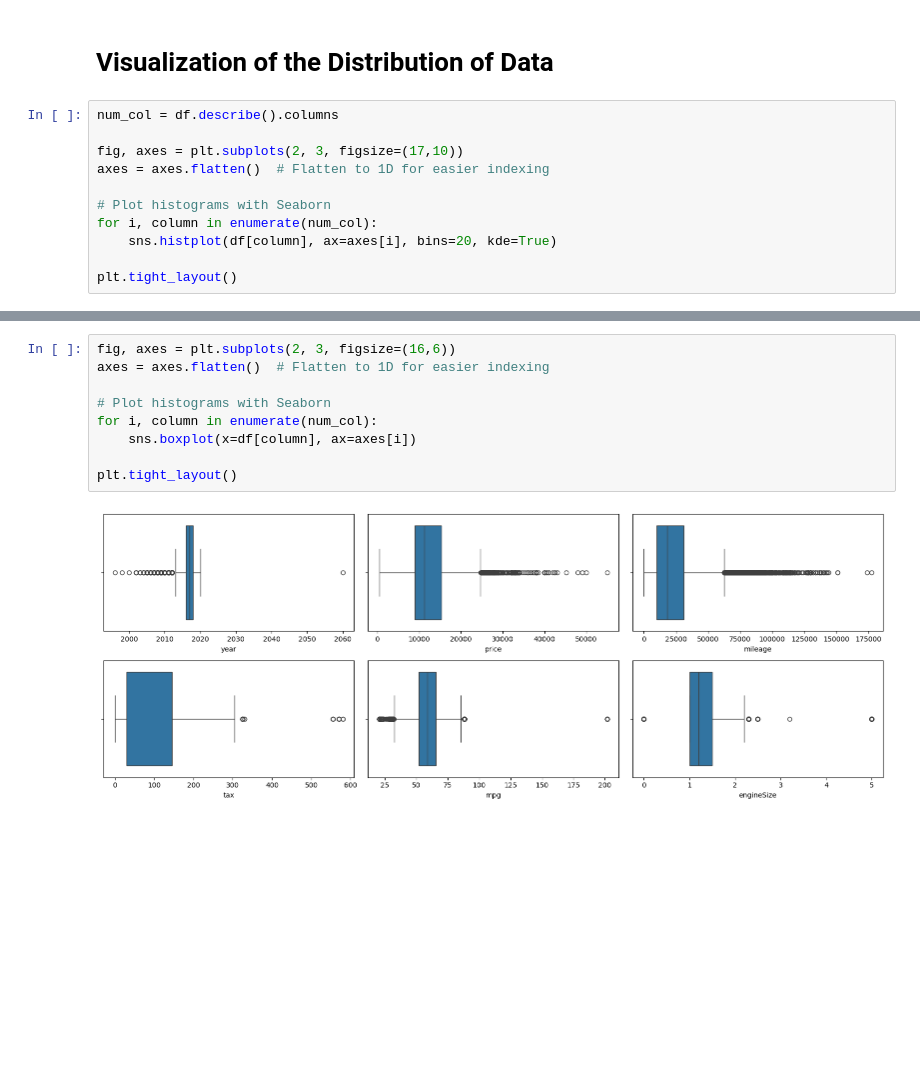
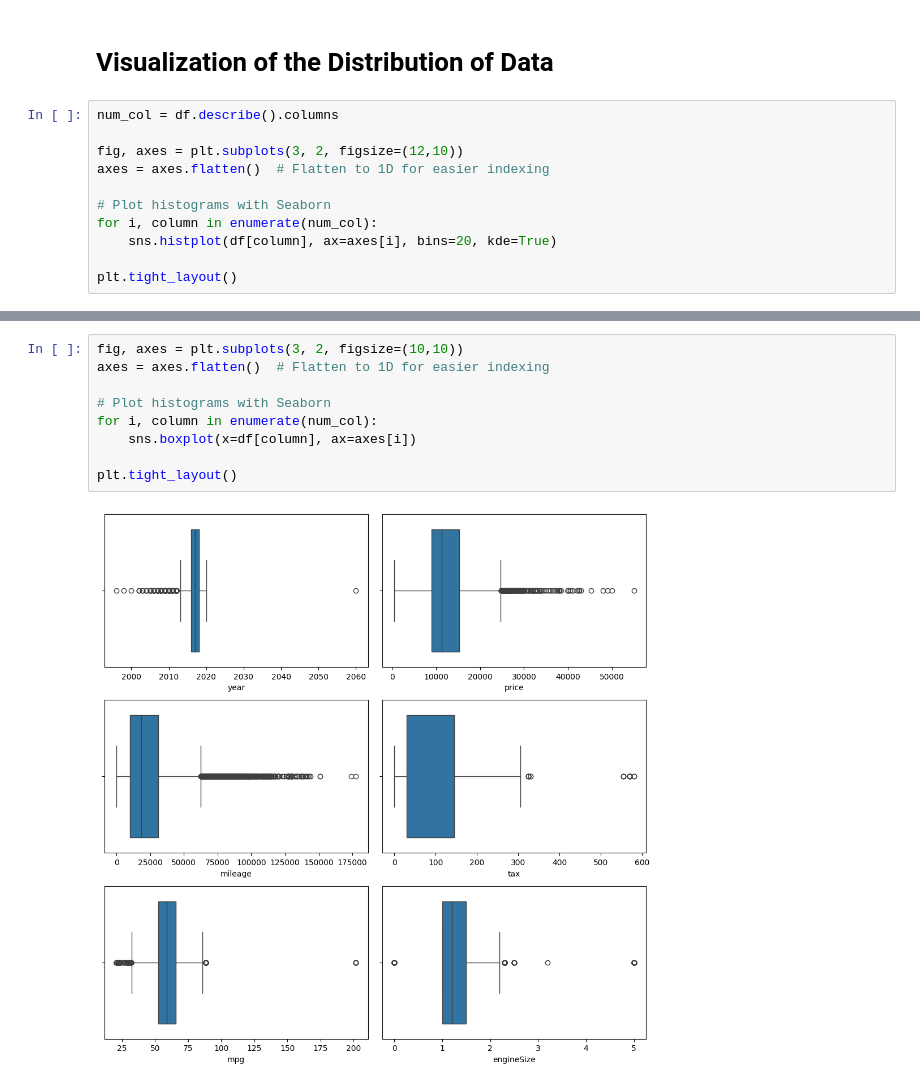
Before and after one commit to wasif-h/Car_Price_Prediction, a Jupyter notebook: prediction.ipynb, the cells around one changed output, grey strips where cells are left out. Cells and saved outputs as stored; diff of their text form; blank space fills up the shorter version.

```diff
--- a/prediction.ipynb
+++ b/prediction.ipynb
@@ -97,7 +97,7 @@ dtype: int64
 # %%
 num_col = df.describe().columns
 
-fig, axes = plt.subplots(2, 3, figsize=(17,10))
+fig, axes = plt.subplots(3, 2, figsize=(12,10))
 axes = axes.flatten()  # Flatten to 1D for easier indexing
 
 # Plot histograms with Seaborn
@@ -110,11 +110,11 @@ plt.tight_layout()
 # %%
-fig, axes = plt.subplots(2, 3, figsize=(16,6))
+fig, axes = plt.subplots(3, 2, figsize=(10,10))
 axes = axes.flatten()  # Flatten to 1D for easier indexing
 
 # Plot histograms with Seaborn
 for i, column in enumerate(num_col):
     sns.boxplot(x=df[column], ax=axes[i])
 
 plt.tight_layout()
 # %% [output]
-[figure, old version]
+[figure, new version]
```
Also changed, not shown: parts of 1 cell of this notebook.
